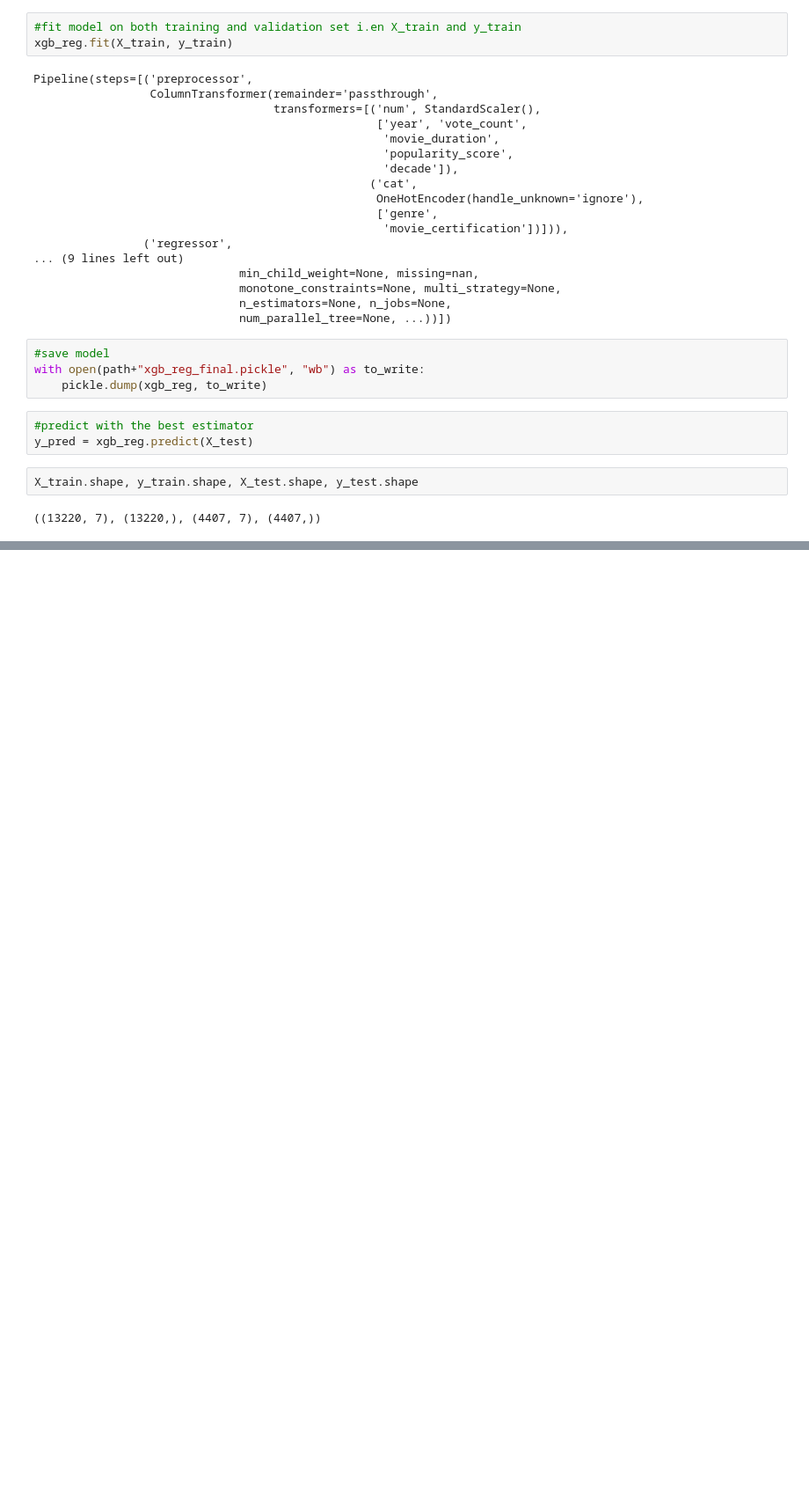
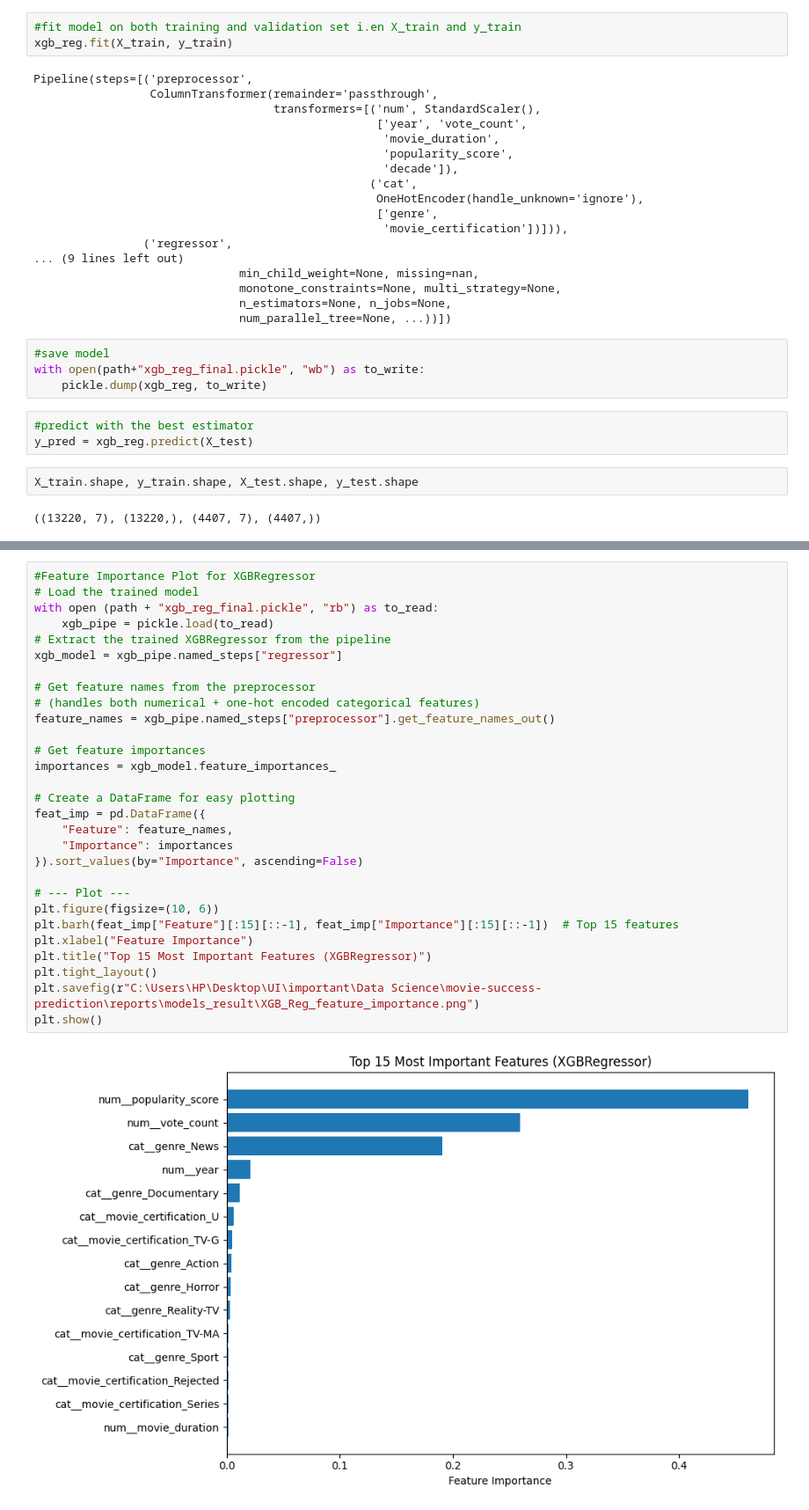
Before and after one commit to Theoph-ay/movie_success_prediction, a Jupyter notebook: notebooks/models_dev_no_outliers.ipynb, the cells around one changed output, grey strips where cells are left out. Shown at 88% size. Cells and saved outputs as stored; diff of their text form; blank space fills up the shorter version.

```diff
--- a/notebooks/models_dev_no_outliers.ipynb
+++ b/notebooks/models_dev_no_outliers.ipynb
@@ -298,0 +325,31 @@ final_model_result_df
+# %%
+#Feature Importance Plot for XGBRegressor
+# Load the trained model
+with open (path + "xgb_reg_final.pickle", "rb") as to_read:
+    xgb_pipe = pickle.load(to_read)
+# Extract the trained XGBRegressor from the pipeline
+xgb_model = xgb_pipe.named_steps["regressor"]
+
+# Get feature names from the preprocessor
+# (handles both numerical + one-hot encoded categorical features)
+feature_names = xgb_pipe.named_steps["preprocessor"].get_feature_names_out()
+
+# Get feature importances
+importances = xgb_model.feature_importances_
+
+# Create a DataFrame for easy plotting
+feat_imp = pd.DataFrame({
+    "Feature": feature_names,
+    "Importance": importances
+}).sort_values(by="Importance", ascending=False)
+
+# --- Plot ---
+plt.figure(figsize=(10, 6))
+plt.barh(feat_imp["Feature"][:15][::-1], feat_imp["Importance"][:15][::-1])  # Top 15 features
+plt.xlabel("Feature Importance")
+plt.title("Top 15 Most Important Features (XGBRegressor)")
+plt.tight_layout()
+plt.savefig(r"C:\Users\HP\Desktop\UI\important\Data Science\movie-success-prediction\reports\models_result\XGB_Reg_feature_importance.png")
+plt.show()
+# %% [output]
+[figure, added]
```
Also changed, not shown: parts of 5 cells of this notebook, 7 other files.
